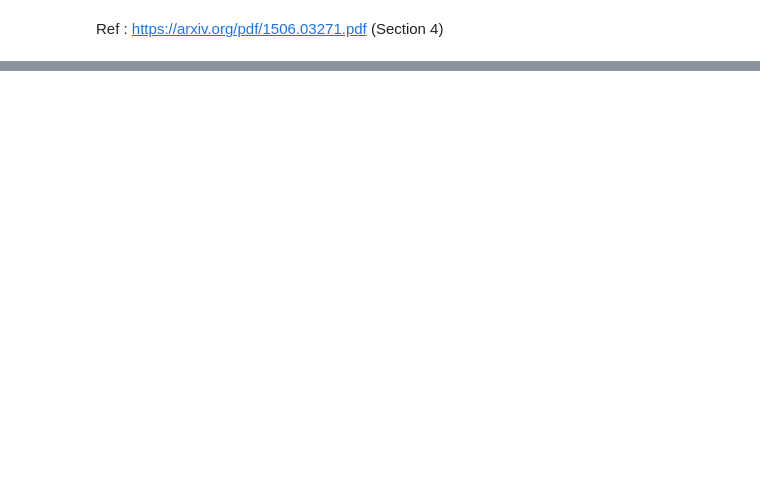
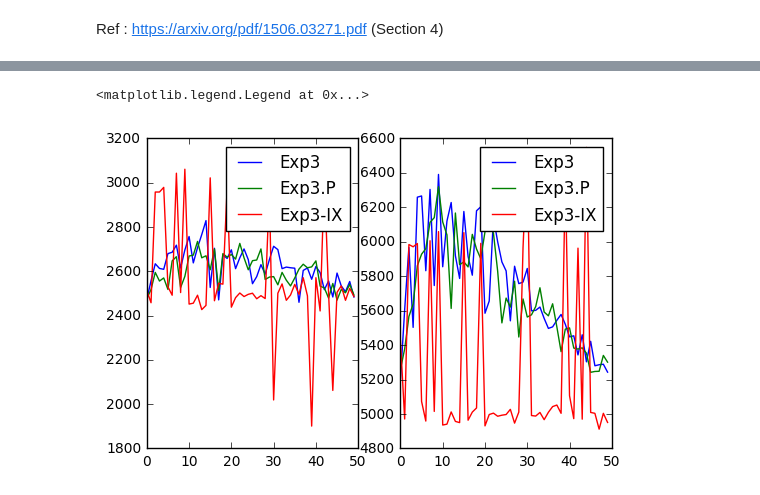
Before and after one commit to NicolasSchreuder/AdversarialBandit, a Jupyter notebook: Experiments.ipynb, the cells around one changed output, grey strips where cells are left out. Cells and saved outputs as stored; diff of their text form; code cells hidden in the pictures; blank space fills up the shorter version.

```diff
--- a/Experiments.ipynb
+++ b/Experiments.ipynb
@@ -291,3 +281,26 @@ delta = 0.1
 MAB_IX = [bernoulliArm(0.5) for i in range(8)]
 MAB_IX.append(bernoulliArm(0.5 + delta))
 MAB_IX.append(evolvingBernoulliArm([0.5 - delta, 0.5 + 4*delta], T/2))
+# %%
+R_T = []
+R_T2 = []
+
+T = 10000
+T2 = 5000
+for eta in np.linspace(10e-4, 1, 50):
+    print(eta)
+    rew, _ = exp3(MAB_IX, T, eta)
+
+    rew_P, weights = exp3(MAB_IX, T, Exp3P=True, gamma=eta)
+    rew_IX, _ = exp3_IX(MAB_IX, T, eta, eta/2)
+
+    exp3_T2, exp3_P_T2, exp3_IX_T2 = np.sum(rew[: T2]), np.sum(rew_P[: T2]), np.sum(rew_IX[: T2])
+
+    exp3_T, exp3_P_T, exp3_IX_T = exp3_T2 + np.sum(rew[T2:]), exp3_P_T2 + np.sum(rew_P[T2 :]), exp3_IX_T2 + np.sum(rew_IX[T2:])
+
+
+    R_T2.append([exp3_T2, exp3_P_T2, exp3_IX_T2])
+    R_T.append([exp3_T, exp3_P_T, exp3_IX_T])
+
+rew_UCB, _ = UCB1(MAB, T, rho=0.2)
+UCB_cumsum = np.cumsum(rew_UCB)
@@ -294 +325,19 @@ MAB_IX.append(evolvingBernoulliArm([0.5 - delta, 0.5 + 4*delta], T/2))
+# %%
+RT2 = np.array(R_T2)
+RT = np.array(R_T)
+
+plt.subplot(1, 2, 1)
+plt.plot(RT2[:, 0], label="Exp3")
+plt.plot(RT2[:, 1], label="Exp3.P")
+plt.plot(RT2[:, 2], label="Exp3-IX")
+plt.legend()
+
+plt.subplot(1, 2, 2)
+plt.plot(RT[:, 0], label="Exp3")
+plt.plot(RT[:, 1], label="Exp3.P")
+plt.plot(RT[:, 2], label="Exp3-IX")
+plt.legend()
+# %% [output]
+<matplotlib.legend.Legend at 0x...>
+[figure, added]
 # %%
```
Also changed, not shown: parts of 14 cells of this notebook.
